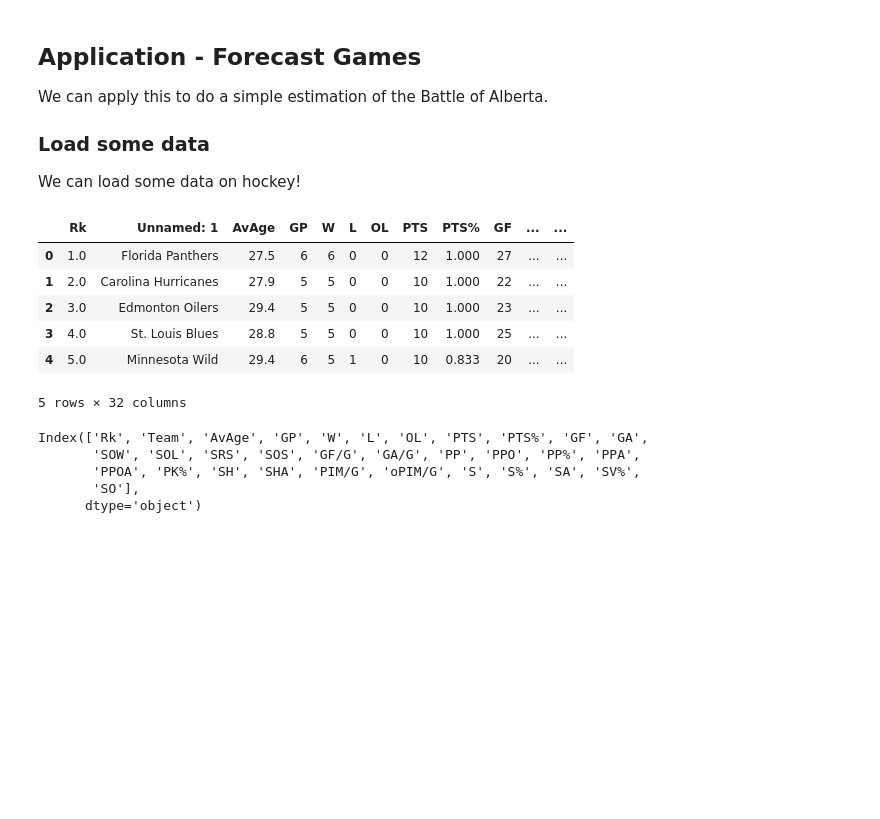
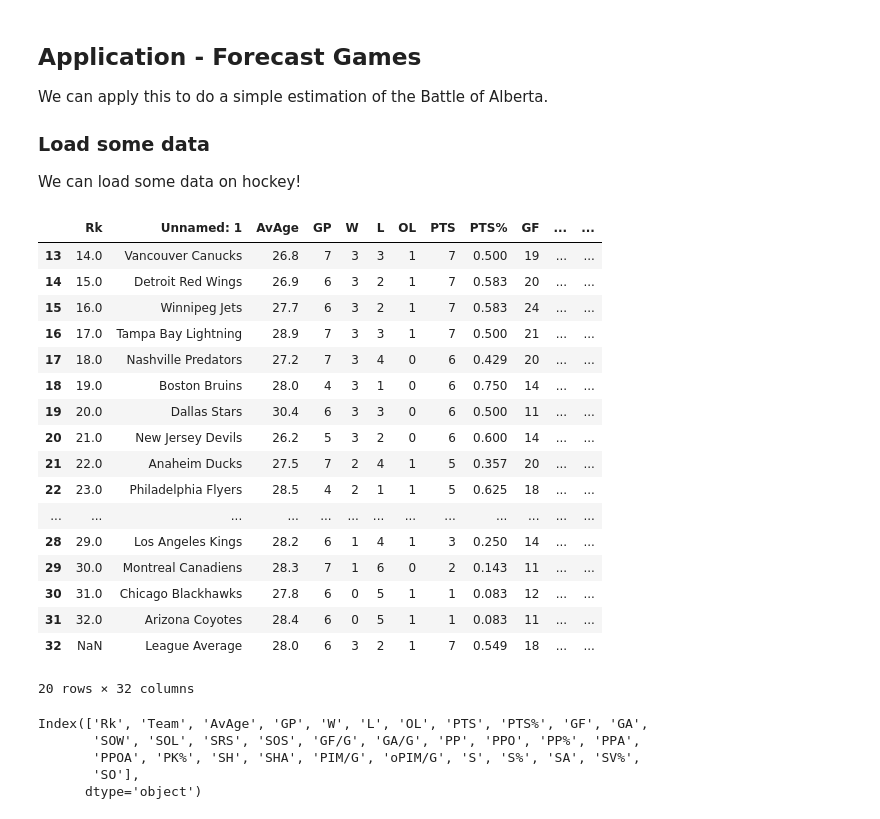
Before and after one commit to zareeiant/Basic_Stats_in_Python_Student_Workbooks, a Jupyter notebook: 017_Estimation_Applications_sol.ipynb, the cells around one changed output. Cells and saved outputs as stored; diff of their text form; code cells hidden in the pictures; blank space fills up the shorter version.

```diff
--- a/017_Estimation_Applications_sol.ipynb
+++ b/017_Estimation_Applications_sol.ipynb
@@ -208,15 +208,26 @@ We can load some data on hockey!
 # %%
 #Load and preview data
 hock = pd.read_excel("data/sportsref_download.xlsx", sheet_name="Worksheet", engine="openpyxl", header=1)
-hock.head()
+hock.tail(20)
 # %% [output]
 |  | Rk | Unnamed: 1 | AvAge | GP | W | L | OL | PTS | PTS% | GF | ... | ... |
-| 0 | 1.0 | Florida Panthers | 27.5 | 6 | 6 | 0 | 0 | 12 | 1.000 | 27 | ... | ... |
-| 1 | 2.0 | Carolina Hurricanes | 27.9 | 5 | 5 | 0 | 0 | 10 | 1.000 | 22 | ... | ... |
-| 2 | 3.0 | Edmonton Oilers | 29.4 | 5 | 5 | 0 | 0 | 10 | 1.000 | 23 | ... | ... |
-| 3 | 4.0 | St. Louis Blues | 28.8 | 5 | 5 | 0 | 0 | 10 | 1.000 | 25 | ... | ... |
-| 4 | 5.0 | Minnesota Wild | 29.4 | 6 | 5 | 1 | 0 | 10 | 0.833 | 20 | ... | ... |
+| 13 | 14.0 | Vancouver Canucks | 26.8 | 7 | 3 | 3 | 1 | 7 | 0.500 | 19 | ... | ... |
+| 14 | 15.0 | Detroit Red Wings | 26.9 | 6 | 3 | 2 | 1 | 7 | 0.583 | 20 | ... | ... |
+| 15 | 16.0 | Winnipeg Jets | 27.7 | 6 | 3 | 2 | 1 | 7 | 0.583 | 24 | ... | ... |
+| 16 | 17.0 | Tampa Bay Lightning | 28.9 | 7 | 3 | 3 | 1 | 7 | 0.500 | 21 | ... | ... |
+| 17 | 18.0 | Nashville Predators | 27.2 | 7 | 3 | 4 | 0 | 6 | 0.429 | 20 | ... | ... |
+| 18 | 19.0 | Boston Bruins | 28.0 | 4 | 3 | 1 | 0 | 6 | 0.750 | 14 | ... | ... |
+| 19 | 20.0 | Dallas Stars | 30.4 | 6 | 3 | 3 | 0 | 6 | 0.500 | 11 | ... | ... |
+| 20 | 21.0 | New Jersey Devils | 26.2 | 5 | 3 | 2 | 0 | 6 | 0.600 | 14 | ... | ... |
+| 21 | 22.0 | Anaheim Ducks | 27.5 | 7 | 2 | 4 | 1 | 5 | 0.357 | 20 | ... | ... |
+| 22 | 23.0 | Philadelphia Flyers | 28.5 | 4 | 2 | 1 | 1 | 5 | 0.625 | 18 | ... | ... |
+| ... | ... | ... | ... | ... | ... | ... | ... | ... | ... | ... | ... | ... |
+| 28 | 29.0 | Los Angeles Kings | 28.2 | 6 | 1 | 4 | 1 | 3 | 0.250 | 14 | ... | ... |
+| 29 | 30.0 | Montreal Canadiens | 28.3 | 7 | 1 | 6 | 0 | 2 | 0.143 | 11 | ... | ... |
+| 30 | 31.0 | Chicago Blackhawks | 27.8 | 6 | 0 | 5 | 1 | 1 | 0.083 | 12 | ... | ... |
+| 31 | 32.0 | Arizona Coyotes | 28.4 | 6 | 0 | 5 | 1 | 1 | 0.083 | 11 | ... | ... |
+| 32 | NaN | League Average | 28.0 | 6 | 3 | 2 | 1 | 7 | 0.549 | 18 | ... | ... |
-5 rows × 32 columns
+20 rows × 32 columns
 # %%
 #Rename column for teams
 hock = hock.rename(columns={'Unnamed: 1':"Team"})
```
Also changed, not shown: parts of 27 cells of this notebook, 2 other files.
